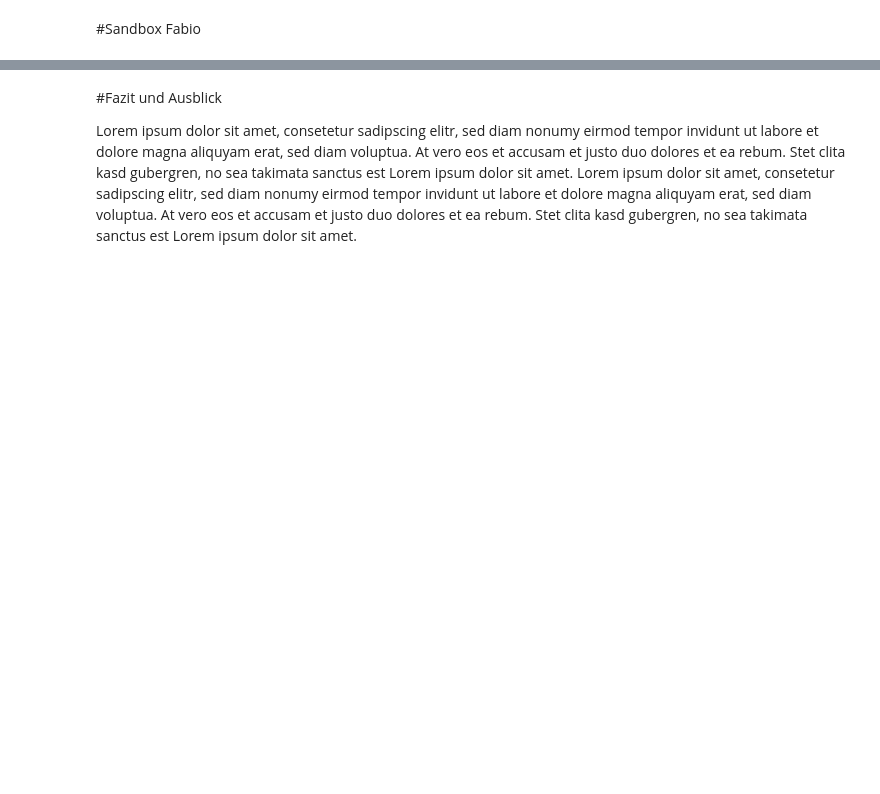
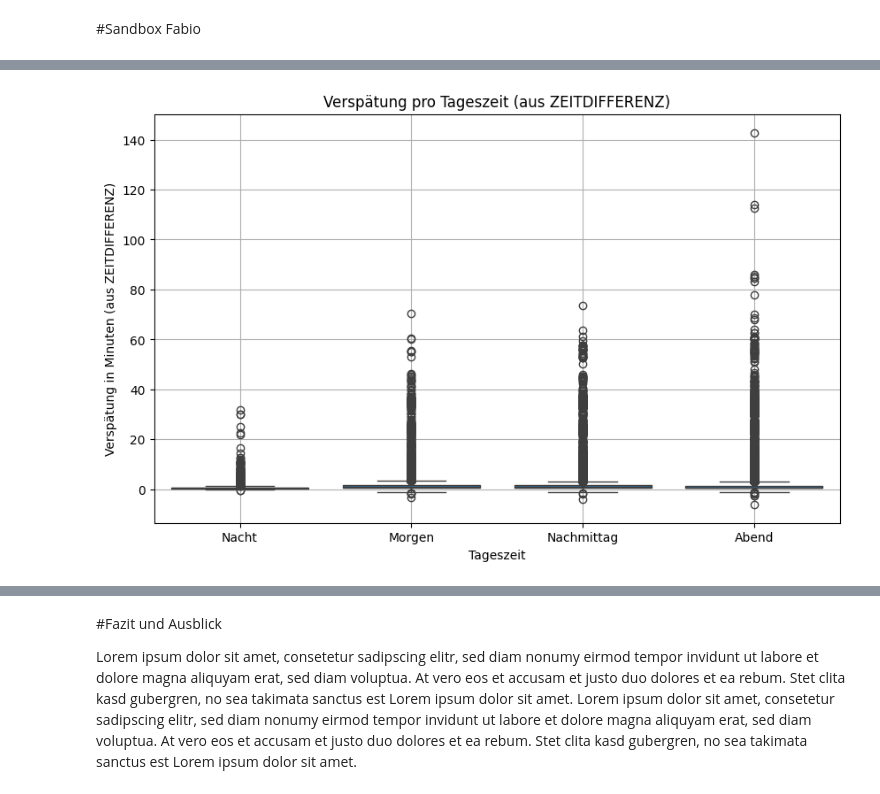
Before and after one commit to yannluethi/BINA, a Jupyter notebook: Case-Study/Python/BINA_Case-Study.ipynb, the cells around one changed output, grey strips where cells are left out. Saved outputs shown, nothing was run; the diff lists cells and outputs as text; code cells hidden in the pictures; blank space fills up the shorter version.

```diff
--- a/Case-Study/Python/BINA_Case-Study.ipynb
+++ b/Case-Study/Python/BINA_Case-Study.ipynb
@@ -632,0 +578,30 @@ plt.show()
+# %%
+# Funktion, um Tageszeit zu kategorisieren
+def categorize_time(time):
+    if time.hour < 6:
+        return 'Nacht'
+    elif time.hour < 12:
+        return 'Morgen'
+    elif time.hour < 18:
+        return 'Nachmittag'
+    else:
+        return 'Abend'
+
+# Tageszeit auf Basis der 'ABFAHRTSZEIT' Spalte kategorisieren
+sbb_daytime['TAGESZEIT'] = sbb_cleaned['ABFAHRTSZEIT'].apply(categorize_time)
+
+# Die Reihenfolge der Tageszeit als Variable definieren
+daytime_order = ['Nacht', 'Morgen', 'Nachmittag', 'Abend']
+sbb_daytime['TAGESZEIT'] = pd.Categorical(sbb_daytime['TAGESZEIT'], categories=daytime_order, ordered=True)
+
+
+# Boxplot-Diagramm erstellen, das die ZEITDIFFERENZ pro Tageszeit zeigt
+plt.figure(figsize=(10, 6))
+plt.title('Verspätung pro Tageszeit (aus ZEITDIFFERENZ)')
+sns.boxplot(x='TAGESZEIT', y='ZEITDIFFERENZ', data=sbb_daytime, order=daytime_order)
+plt.ylabel('Verspätung in Minuten (aus ZEITDIFFERENZ)')
+plt.xlabel('Tageszeit')
+plt.grid(True)
+plt.show()
+# %% [output]
+[figure, added]
```
Also changed, not shown: parts of 18 cells of this notebook.
